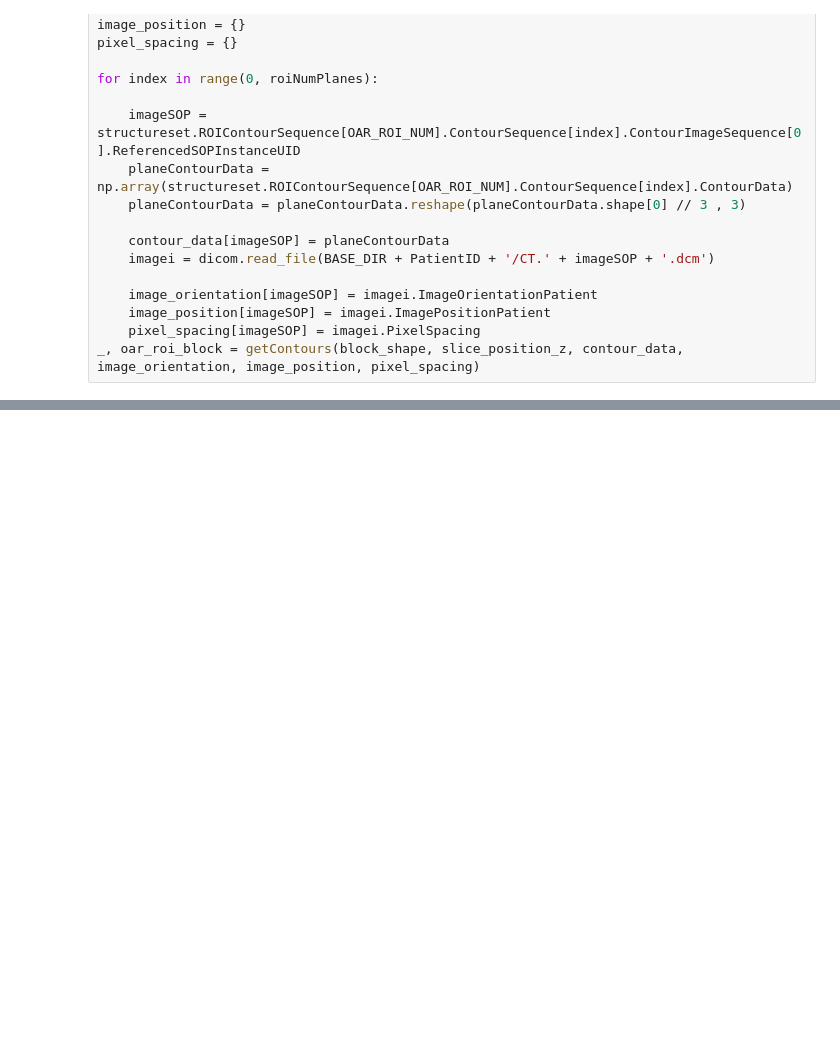
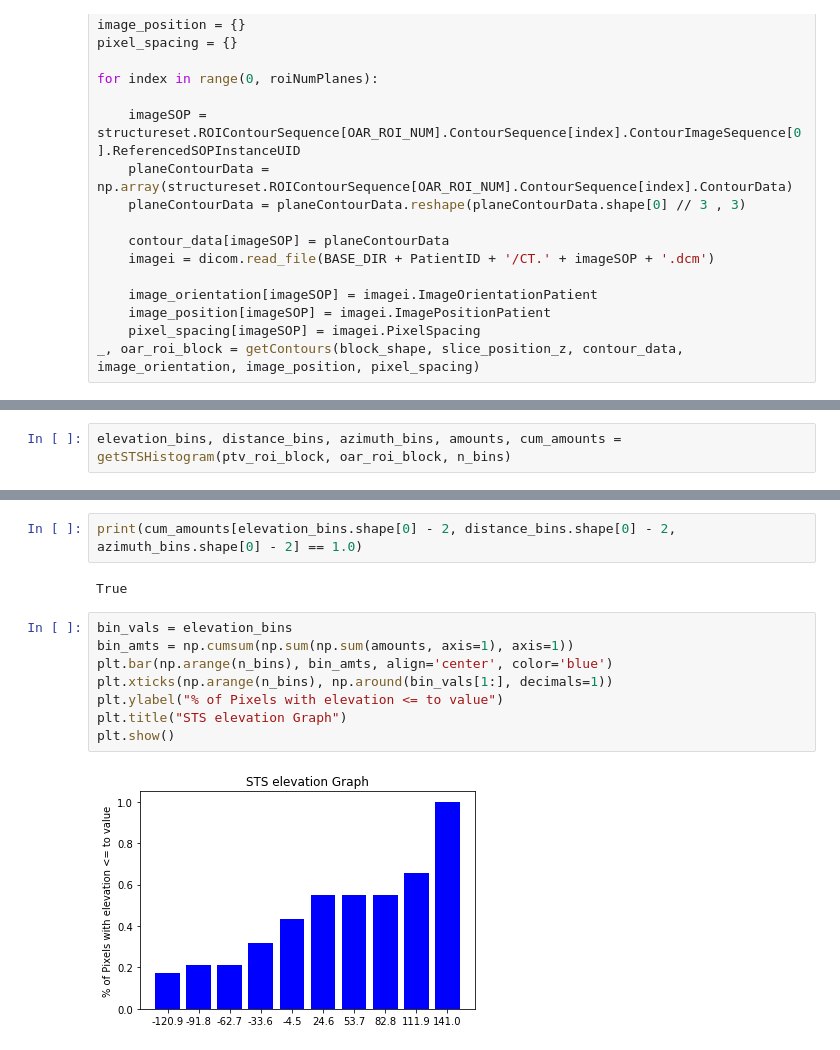
Before and after one commit to menglisa/RadiationTherapyDecisionSupport, a Jupyter notebook: Python/STS/getSTShistogram.ipynb, the cells around one changed output, grey strips where cells are left out. Cells and saved outputs as stored; diff of their text form; blank space fills up the shorter version.

Commit message:
Updated STS Histogram + tests ; added STS functions to docs

```diff
--- a/Python/STS/getSTShistogram.ipynb
+++ b/Python/STS/getSTShistogram.ipynb
@@ -133,0 +90,2 @@ amounts = amounts/getVolume(ptv_roi_block)
+# %%
+elevation_bins, distance_bins, azimuth_bins, amounts, cum_amounts = getSTSHistogram(ptv_roi_block, oar_roi_block, n_bins)
@@ -133,0 +98,14 @@ amounts = amounts/getVolume(ptv_roi_block)
+# %%
+print(cum_amounts[elevation_bins.shape[0] - 2, distance_bins.shape[0] - 2, azimuth_bins.shape[0] - 2] == 1.0)
+# %% [output]
+True
+# %%
+bin_vals = elevation_bins
+bin_amts = np.cumsum(np.sum(np.sum(amounts, axis=1), axis=1))
+plt.bar(np.arange(n_bins), bin_amts, align='center', color='blue')
+plt.xticks(np.arange(n_bins), np.around(bin_vals[1:], decimals=1))
+plt.ylabel("% of Pixels with elevation <= to value")
+plt.title("STS elevation Graph")
+plt.show()
+# %% [output]
+[figure, added]
```
Also changed, not shown: parts of 14 cells of this notebook, 12 other files.
